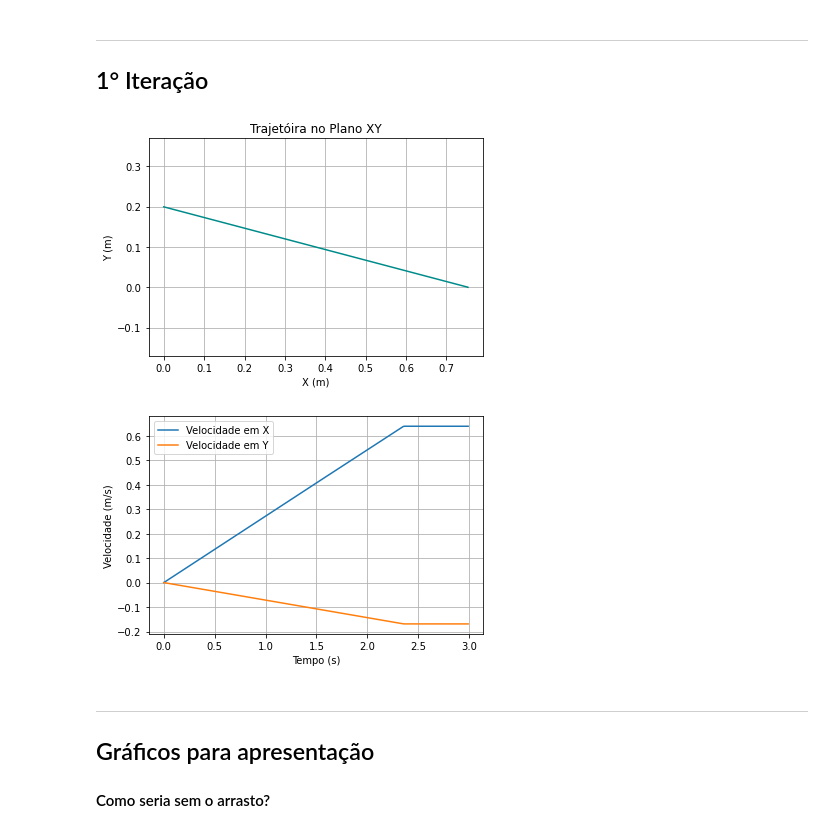
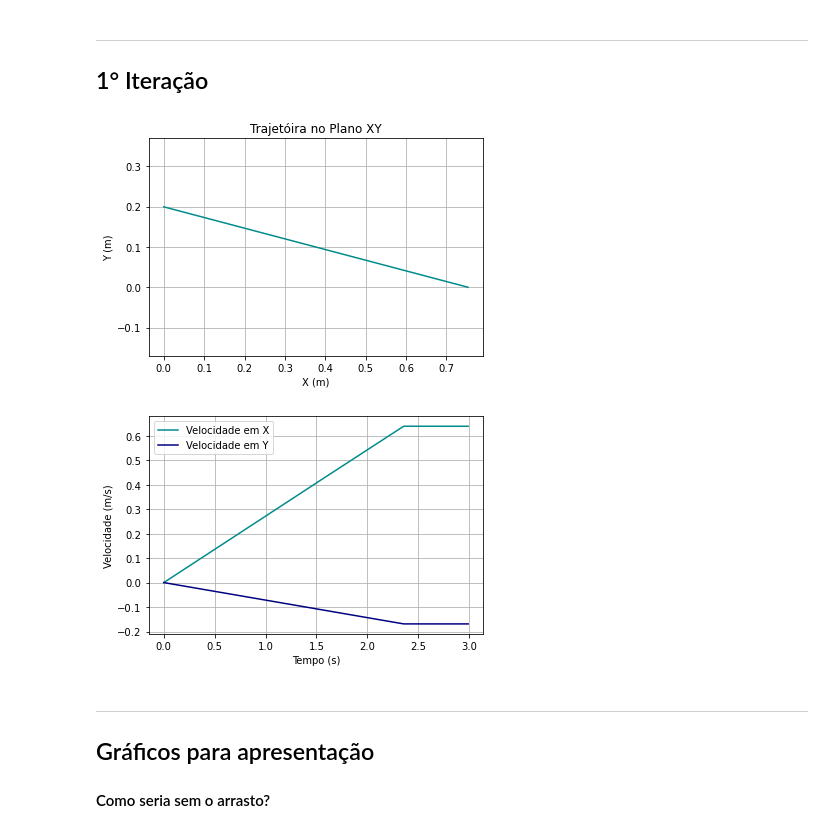
Before and after one commit to pedroivoal/Modsim-P3, a Jupyter notebook: Implementação/modelo.ipynb, the cells around one changed output. Cells and saved outputs as stored; diff of their text form; code cells hidden in the pictures.

```diff
--- a/Implementação/modelo.ipynb
+++ b/Implementação/modelo.ipynb
@@ -79,37 +79,39 @@ L_t = np.arange(0, 3, 0.01)
 # Condições iniciais
 angle = 14.8
 x0 = [0, 0.78*sin(radians(angle)), 0, 0]
 
 # Resolução numérica
 r1 = odeint(modelo1, x0, L_t, args = (angle,))
 L_x1 = r1[:,0]
 L_y1 = r1[:,1]
 L_vx1 = r1[:,2]
 L_vy1 = r1[:,3]
 
 # Trajetória no plano XY
 planoXY1, ax = plt.subplots()
 plt.plot(L_x1, L_y1, 'darkcyan')
 plt.axis('equal')
 plt.title('Trajetóira no Plano XY')
 plt.xlabel('X (m)')
 plt.ylabel('Y (m)')
 plt.grid(True)
 plt.show()
-planoXY1.savefig('1.planoXY1.png',  format = 'png', dpi = 1200)
+planoXY1.savefig('1.planoXY1.png',  format = 'png', dpi = 1080)
 
 # Velocidade
-plt.plot(L_t, L_vx1, '', label = 'Velocidade em X')
-plt.plot(L_t, L_vy1, '', label = 'Velocidade em Y')
+velocidade1, ax = plt.subplots()
+plt.plot(L_t, L_vx1, 'darkcyan', label = 'Velocidade em X')
+plt.plot(L_t, L_vy1, 'navy', label = 'Velocidade em Y')
 plt.legend()
 plt.title('')
 plt.xlabel('Tempo (s)')
 plt.ylabel('Velocidade (m/s)')
 plt.grid(True)
 plt.show()
+velocidade1.savefig('2.velocidade1.png',  format = 'png', dpi = 1080)
 # %% [output]
 [figure]
-[figure, old version]
+[figure, new version]
 # %% [markdown]
 ----
 ## Gráficos para apresentação
```
Also changed, not shown: parts of 3 cells of this notebook, 15 other files.
